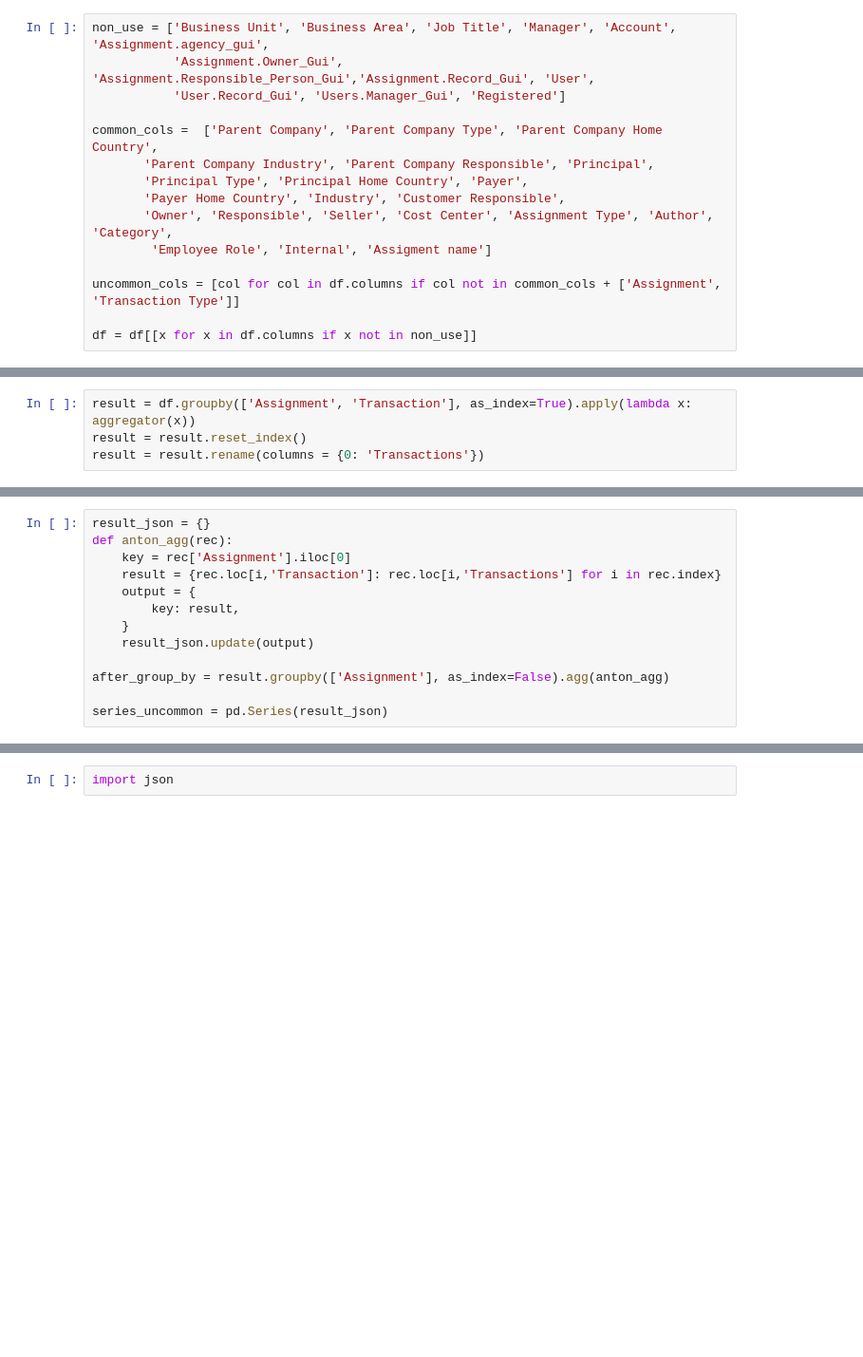
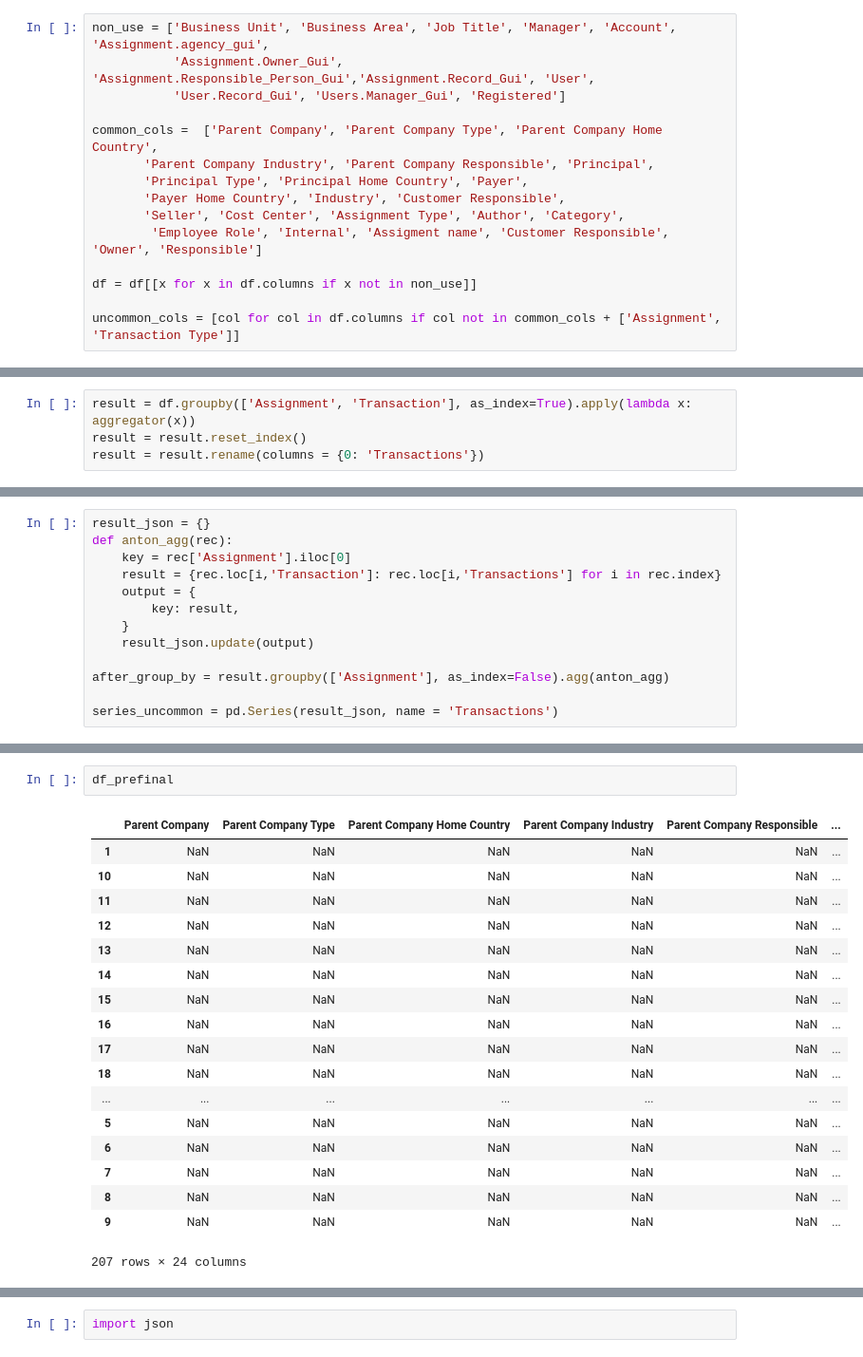
Before and after one commit to akarazeev/LegalTech, a Jupyter notebook: Notebook_Exploration.ipynb, the cells around one changed output, grey strips where cells are left out. Shown at 95% size. Saved outputs shown, nothing was run; the diff lists cells and outputs as text; blank space fills up the shorter version.

```diff
--- a/Notebook_Exploration.ipynb
+++ b/Notebook_Exploration.ipynb
@@ -31,12 +31,12 @@ common_cols =  ['Parent Company', 'Parent Company Type', 'Parent Company Home Co
        'Parent Company Industry', 'Parent Company Responsible', 'Principal',
        'Principal Type', 'Principal Home Country', 'Payer',
        'Payer Home Country', 'Industry', 'Customer Responsible',
-       'Owner', 'Responsible', 'Seller', 'Cost Center', 'Assignment Type', 'Author', 'Category',
-        'Employee Role', 'Internal', 'Assigment name']
+       'Seller', 'Cost Center', 'Assignment Type', 'Author', 'Category',
+        'Employee Role', 'Internal', 'Assigment name', 'Customer Responsible', 'Owner', 'Responsible']
+
+df = df[[x for x in df.columns if x not in non_use]]
 
 uncommon_cols = [col for col in df.columns if col not in common_cols + ['Assignment', 'Transaction Type']]
-
-df = df[[x for x in df.columns if x not in non_use]]
 # %%
 df_common = df[['Assignment'] + common_cols].drop_duplicates(['Assignment']).set_index('Assignment')
 # %%
@@ -71,7 +73,7 @@ def anton_agg(rec):
 
 after_group_by = result.groupby(['Assignment'], as_index=False).agg(anton_agg)
 
-series_uncommon = pd.Series(result_json)
+series_uncommon = pd.Series(result_json, name = 'Transactions')
 # %%
 df_prefinal = pd.concat([df_common, series_uncommon], axis = 1)
 df_prefinal = df_prefinal.rename(columns = {0: 'Transactions'})
@@ -77,0 +82,21 @@ df_prefinal = df_prefinal.rename(columns = {0: 'Transactions'})
+# %%
+df_prefinal
+# %% [output]
+|  | Parent Company | Parent Company Type | Parent Company Home Country | Parent Company Industry | Parent Company Responsible | ... |
+| 1 | NaN | NaN | NaN | NaN | NaN | ... |
+| 10 | NaN | NaN | NaN | NaN | NaN | ... |
+| 11 | NaN | NaN | NaN | NaN | NaN | ... |
+| 12 | NaN | NaN | NaN | NaN | NaN | ... |
+| 13 | NaN | NaN | NaN | NaN | NaN | ... |
+| 14 | NaN | NaN | NaN | NaN | NaN | ... |
+| 15 | NaN | NaN | NaN | NaN | NaN | ... |
+| 16 | NaN | NaN | NaN | NaN | NaN | ... |
+| 17 | NaN | NaN | NaN | NaN | NaN | ... |
+| 18 | NaN | NaN | NaN | NaN | NaN | ... |
+| ... | ... | ... | ... | ... | ... | ... |
+| 5 | NaN | NaN | NaN | NaN | NaN | ... |
+| 6 | NaN | NaN | NaN | NaN | NaN | ... |
+| 7 | NaN | NaN | NaN | NaN | NaN | ... |
+| 8 | NaN | NaN | NaN | NaN | NaN | ... |
+| 9 | NaN | NaN | NaN | NaN | NaN | ... |
+207 rows × 24 columns
```
Also changed, not shown: parts of 15 cells of this notebook, 1 other file.
